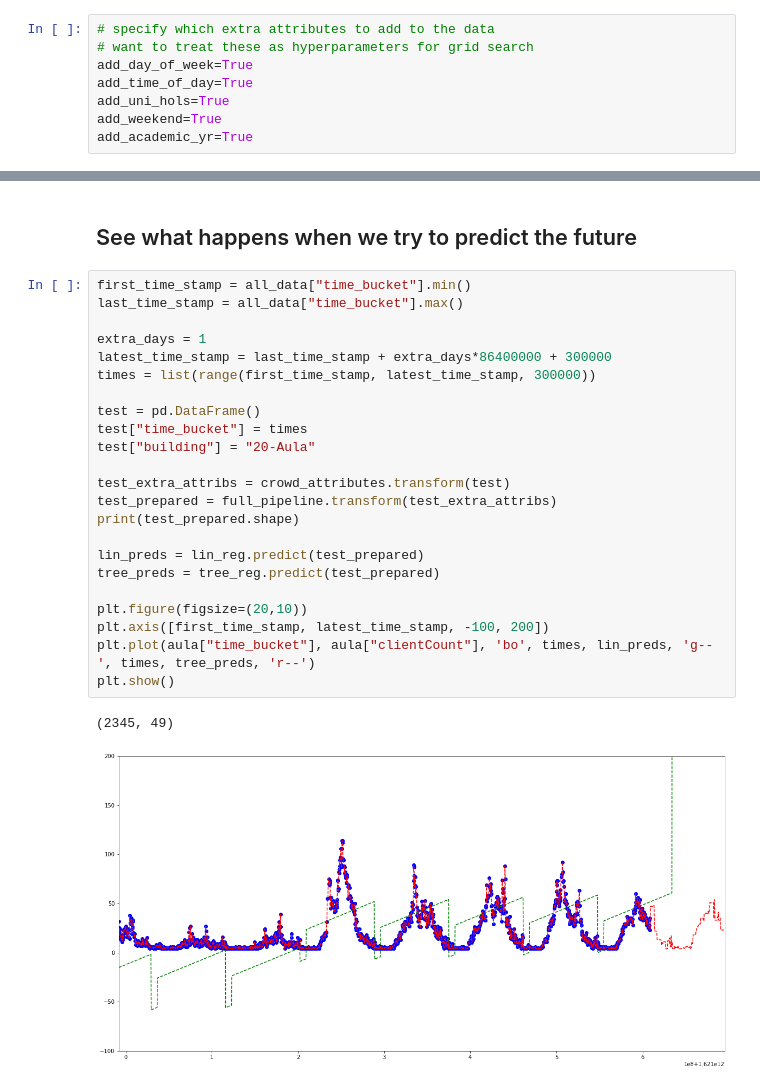
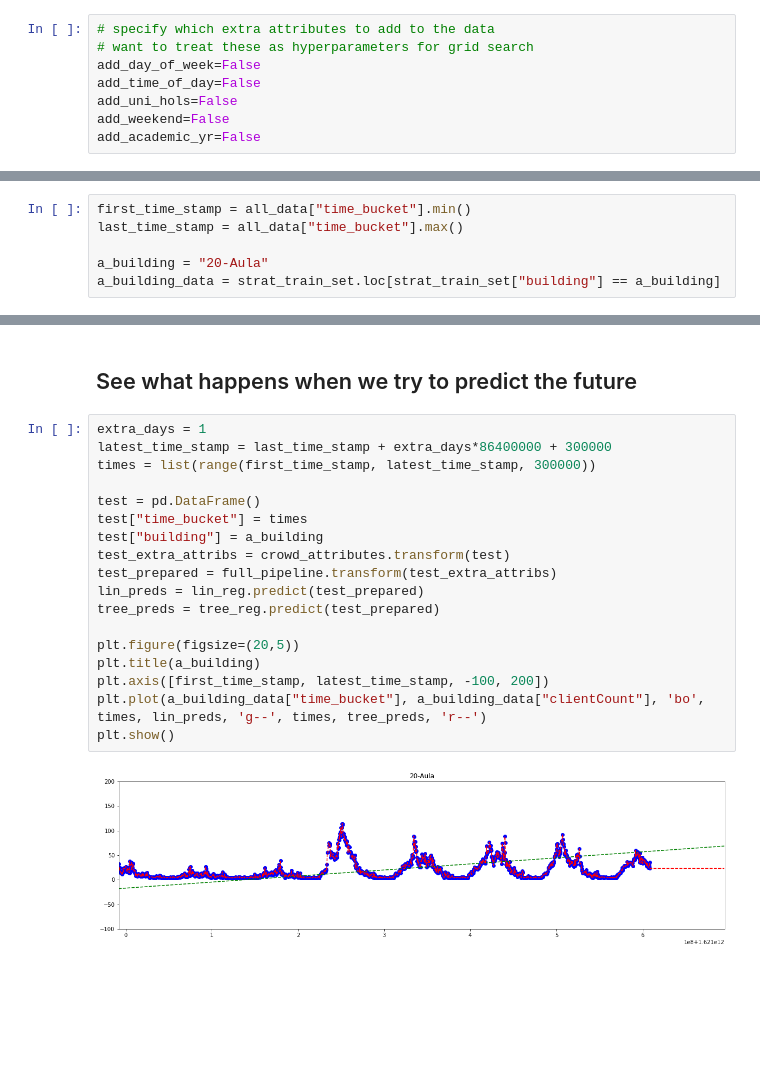
Before and after one commit to sebranchett/wifi_blog, a Jupyter notebook: smaller_to_check.ipynb, the cells around one changed output, grey strips where cells are left out. Drawn from its saved outputs; the diff is of its cells as text; blank space fills up the shorter version.

Commit message:
tidied up figures

```diff
--- a/smaller_to_check.ipynb
+++ b/smaller_to_check.ipynb
@@ -168,11 +168,11 @@ assert crowd.isnull().values.any() == False  # check there are no missing values
 # %%
 # specify which extra attributes to add to the data
 # want to treat these as hyperparameters for grid search
-add_day_of_week=True
-add_time_of_day=True
-add_uni_hols=True
-add_weekend=True
-add_academic_yr=True
+add_day_of_week=False
+add_time_of_day=False
+add_uni_hols=False
+add_weekend=False
+add_academic_yr=False
 # %%
 # Set up categories for OneHotEncoder.
 # This is needed later for the transformation of small sets that do not contain all the categories.
@@ -394 +377,7 @@ print(cat_pipeline.named_steps['one_hot'].get_feature_names)
+# %%
+first_time_stamp = all_data["time_bucket"].min()
+last_time_stamp = all_data["time_bucket"].max()
+
+a_building = "20-Aula"
+a_building_data = strat_train_set.loc[strat_train_set["building"] == a_building]
 # %%
@@ -417,28 +404,22 @@ plt.show()
 # %% [markdown]
 ## See what happens when we try to predict the future
 # %%
-first_time_stamp = all_data["time_bucket"].min()
-last_time_stamp = all_data["time_bucket"].max()
-
 extra_days = 1
 latest_time_stamp = last_time_stamp + extra_days*86400000 + 300000
 times = list(range(first_time_stamp, latest_time_stamp, 300000))
 
 test = pd.DataFrame()
 test["time_bucket"] = times
-test["building"] = "20-Aula"
-
+test["building"] = a_building
 test_extra_attribs = crowd_attributes.transform(test)
 test_prepared = full_pipeline.transform(test_extra_attribs)
-print(test_prepared.shape)
-
 lin_preds = lin_reg.predict(test_prepared)
 tree_preds = tree_reg.predict(test_prepared)
 
-plt.figure(figsize=(20,10))
+plt.figure(figsize=(20,5))
+plt.title(a_building)
 plt.axis([first_time_stamp, latest_time_stamp, -100, 200])
-plt.plot(aula["time_bucket"], aula["clientCount"], 'bo', times, lin_preds, 'g--', times, tree_preds, 'r--')
+plt.plot(a_building_data["time_bucket"], a_building_data["clientCount"], 'bo', times, lin_preds, 'g--', times, tree_preds, 'r--')
 plt.show()
 # %% [output]
-(2345, 49)
-[figure, old version]
+[figure, new version]
```
Also changed, not shown: parts of 13 cells of this notebook.
